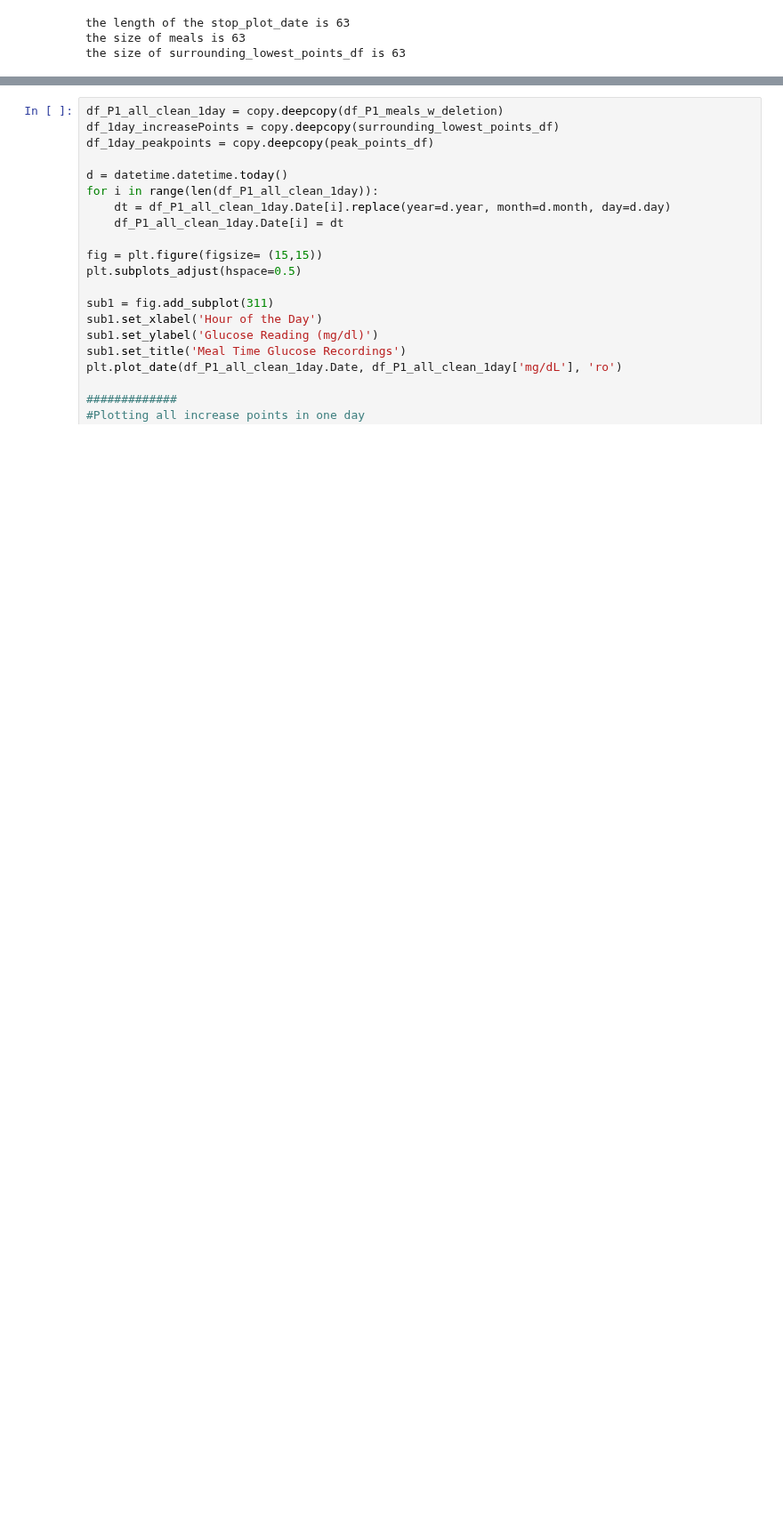
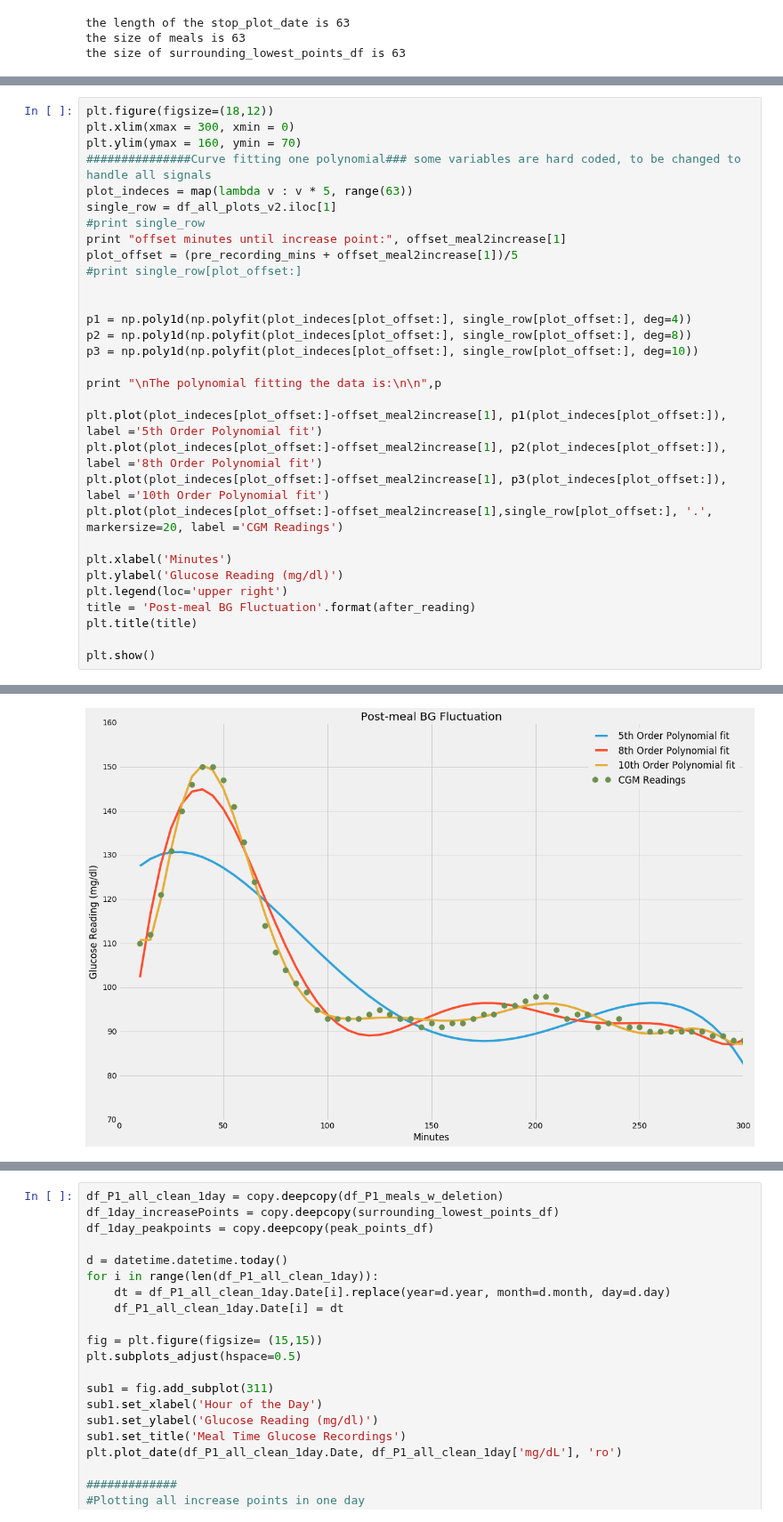
Before and after one commit to SalChem/Diabetic-Project, a Jupyter notebook: Single Polynomials.ipynb, the cells around one changed output, grey strips where cells are left out. Shown at 89% size. Drawn from its saved outputs; the diff is of its cells as text; blank space fills up the shorter version.

```diff
--- a/Single Polynomials.ipynb
+++ b/Single Polynomials.ipynb
@@ -820,0 +821,32 @@ plottingg(df_all_plots_v2, df_P1_meals_w_deletion)
+# %%
+plt.figure(figsize=(18,12))
+plt.xlim(xmax = 300, xmin = 0)
+plt.ylim(ymax = 160, ymin = 70)
+###############Curve fitting one polynomial### some variables are hard coded, to be changed to handle all signals
+plot_indeces = map(lambda v : v * 5, range(63))
+single_row = df_all_plots_v2.iloc[1]
+#print single_row
+print "offset minutes until increase point:", offset_meal2increase[1]
+plot_offset = (pre_recording_mins + offset_meal2increase[1])/5
+#print single_row[plot_offset:]
+
+
+p1 = np.poly1d(np.polyfit(plot_indeces[plot_offset:], single_row[plot_offset:], deg=4))
+p2 = np.poly1d(np.polyfit(plot_indeces[plot_offset:], single_row[plot_offset:], deg=8))
+p3 = np.poly1d(np.polyfit(plot_indeces[plot_offset:], single_row[plot_offset:], deg=10))
+
+print "\nThe polynomial fitting the data is:\n\n",p
+
+plt.plot(plot_indeces[plot_offset:]-offset_meal2increase[1], p1(plot_indeces[plot_offset:]), label ='5th Order Polynomial fit')
+plt.plot(plot_indeces[plot_offset:]-offset_meal2increase[1], p2(plot_indeces[plot_offset:]), label ='8th Order Polynomial fit')
+plt.plot(plot_indeces[plot_offset:]-offset_meal2increase[1], p3(plot_indeces[plot_offset:]), label ='10th Order Polynomial fit')
+plt.plot(plot_indeces[plot_offset:]-offset_meal2increase[1],single_row[plot_offset:], '.', markersize=20, label ='CGM Readings')
+
+plt.xlabel('Minutes')
+plt.ylabel('Glucose Reading (mg/dl)')
+plt.legend(loc='upper right')
+title = 'Post-meal BG Fluctuation'.format(after_reading)
+plt.title(title)
+
+plt.show()
+# %% [output]
@@ -821,3 +859,4 @@ plottingg(df_all_plots_v2, df_P1_meals_w_deletion)
+[figure, added]
 # %%
 #Dinner
 Plot_extraction_v2(df_P1_meals_w_deletion, df_all_plots_v2)
```
Also changed, not shown: parts of 8 cells of this notebook.
